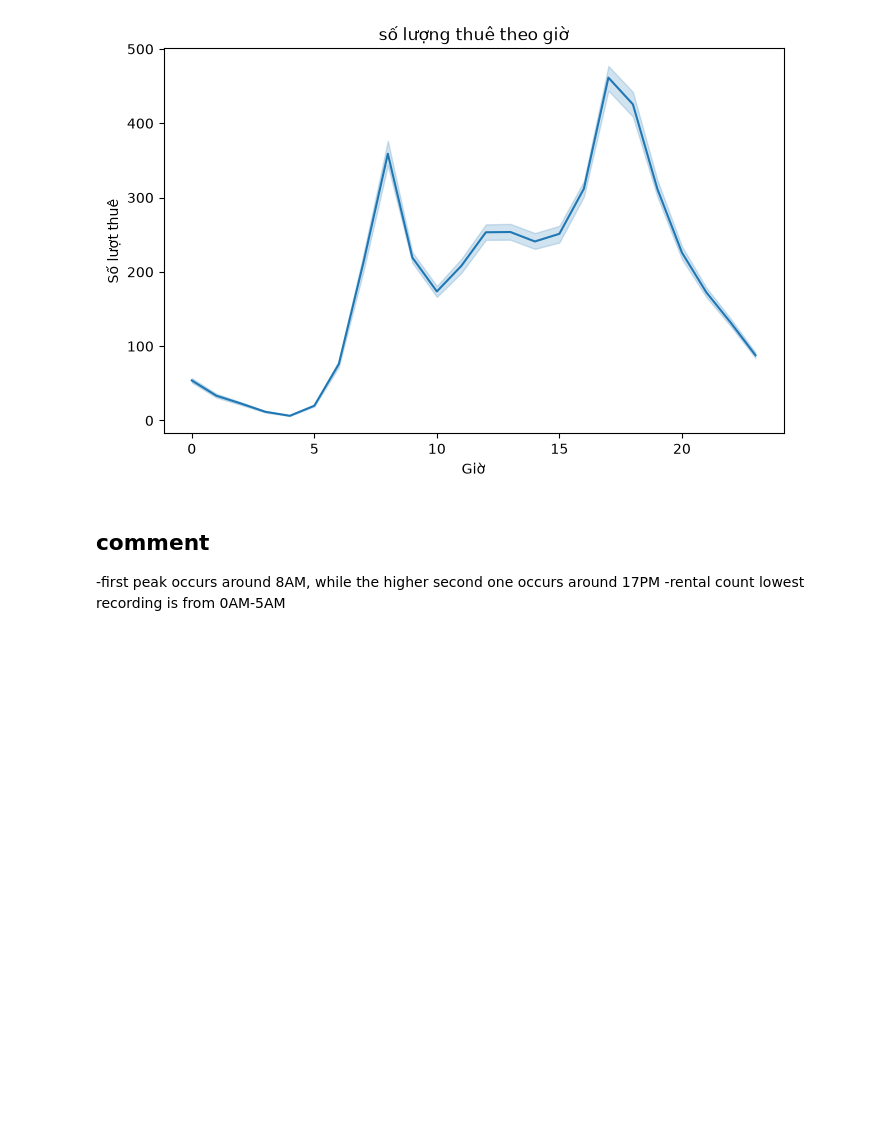
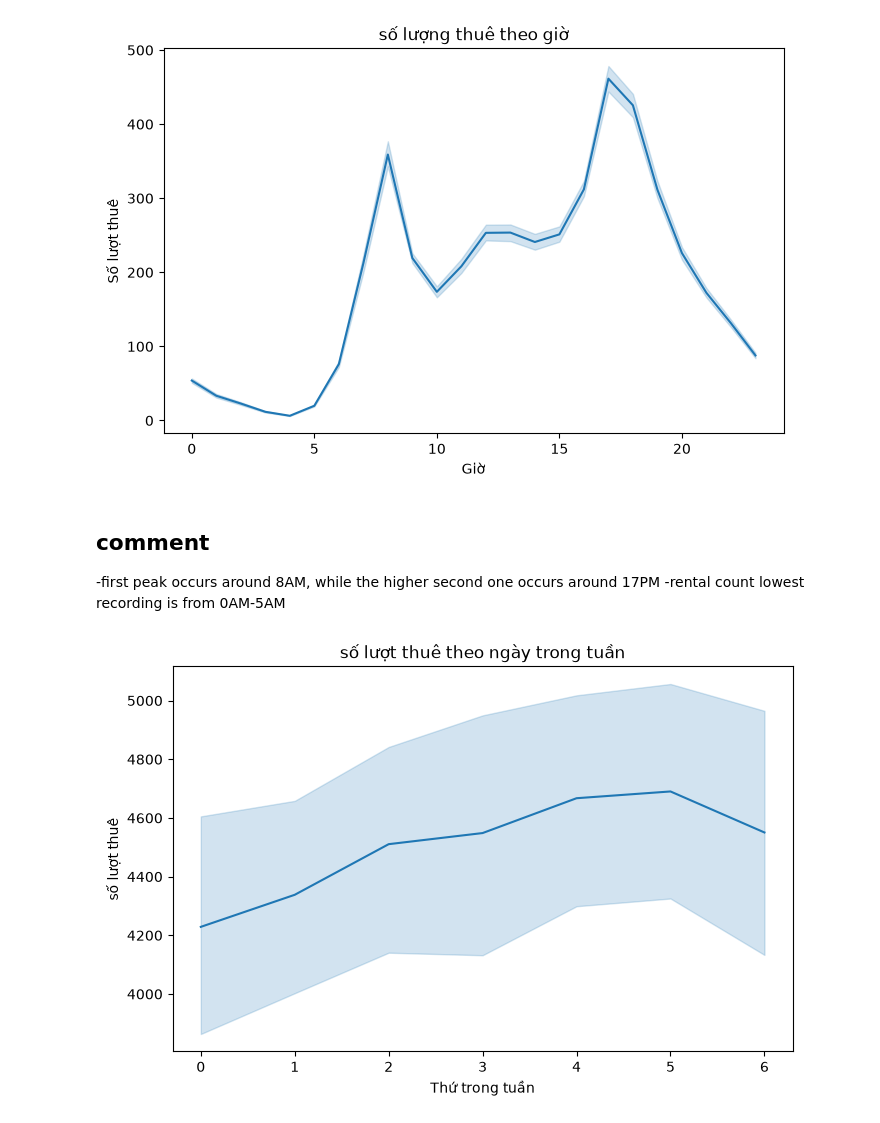
Before and after one commit to putindao/bike_sharing_forecast, a Jupyter notebook: notebook/EDA.ipynb, the cells around one changed output. Cells and saved outputs as stored; diff of their text form; code cells hidden in the pictures; blank space fills up the shorter version.

```diff
--- a/notebook/EDA.ipynb
+++ b/notebook/EDA.ipynb
@@ -173,8 +173,10 @@ plt.show()
 -rental count lowest recording is from 0AM-5AM
 # %%
 plt.figure(figsize=(8,5))
-sns.lineplot(data=daydf, x = 'weekday', y='cnt', palette='Set2')
+sns.lineplot(data=daydf, x = 'weekday', y='cnt')
 plt.title("số lượt thuê theo ngày trong tuần")
 plt.xlabel("Thứ trong tuần")
 plt.ylabel("số lượt thuê")
 plt.show()
+# %% [output]
+[figure, added]
```
Also changed, not shown: parts of 6 cells of this notebook.
